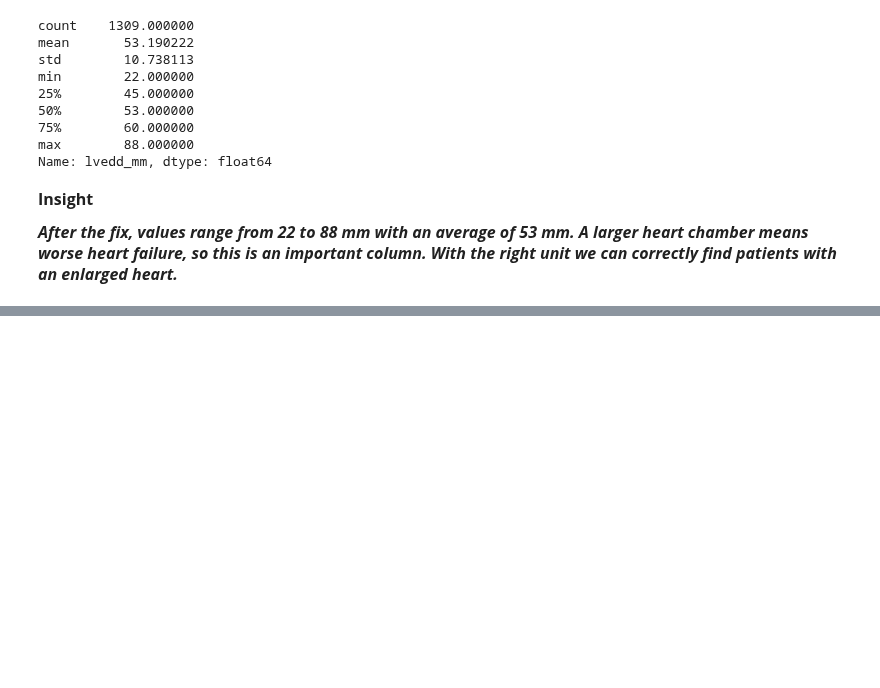
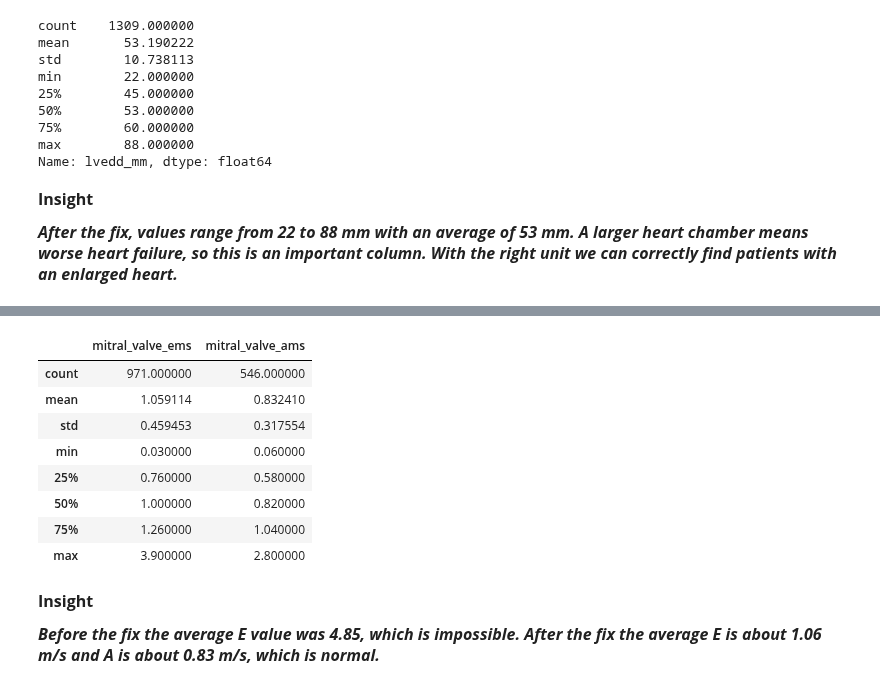
Before and after one commit to SaranyaShanmugam2026/Team2_PythonPioneers_PythonHackathon_Sep_2026, a Jupyter notebook: Team2_PythonPioneers_1.Datacleaning.ipynb, the cells around one changed output, grey strips where cells are left out. Saved outputs shown, nothing was run; the diff lists cells and outputs as text; code cells hidden in the pictures; blank space fills up the shorter version.

```diff
--- a/Team2_PythonPioneers_1.Datacleaning.ipynb
+++ b/Team2_PythonPioneers_1.Datacleaning.ipynb
@@ -395,0 +410,27 @@ After the fix, values range from 22 to 88 mm with an average of 53 mm. A larger
+# %%
+#Remove values above 100, then change cm/s values to m/s
+for col in ['mitral_valve_ems', 'mitral_valve_ams']:
+    dfcardiac.loc[dfcardiac[col] > 100, col] = np.nan
+    dfcardiac.loc[dfcardiac[col] >= 10, col] = dfcardiac[col] / 100
+
+dfcardiac[['mitral_valve_ems', 'mitral_valve_ams']].describe()
+# %% [output]
+|  | mitral_valve_ems | mitral_valve_ams |
+| count | 971.000000 | 546.000000 |
+| mean | 1.059114 | 0.832410 |
+| std | 0.459453 | 0.317554 |
+| min | 0.030000 | 0.060000 |
+| 25% | 0.760000 | 0.580000 |
+| 50% | 1.000000 | 0.820000 |
+| 75% | 1.260000 | 1.040000 |
+| max | 3.900000 | 2.800000 |
+# %% [markdown]
+<p style="font-family: Cambria; font-size: 16px;">
+<b>Insight</b>
+</p>
+
+<p style="font-family: Cambria; font-size: 16px;">
+<b><i>
+Before the fix the average E value was 4.85, which is impossible. After the fix the average E is about 1.06 m/s and A is about 0.83 m/s, which is normal.
+</i></b>
+</p>
```
Also changed, not shown: parts of 23 cells of this notebook.
